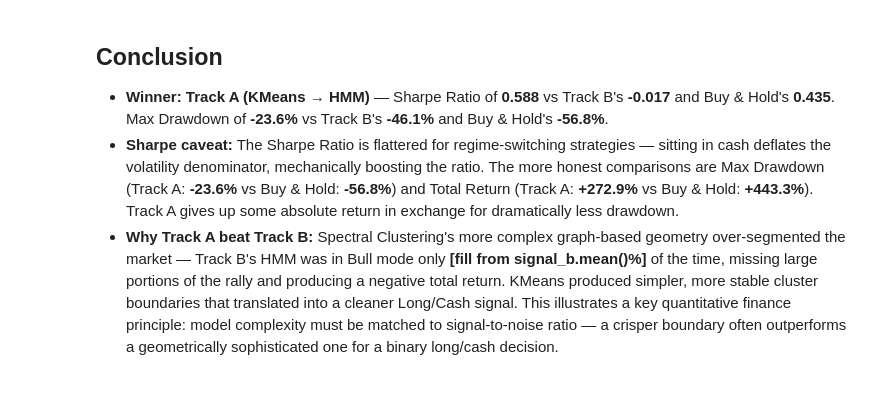
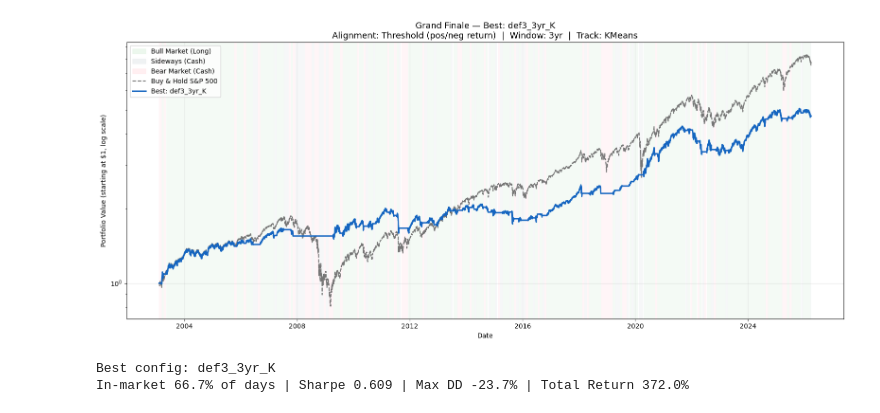
Before and after one commit to jack77703/market-regime-detection, a Jupyter notebook: Phase4_Financial_Application_Backtest.ipynb, the cells around one changed output. Cells and saved outputs as stored; diff of their text form; code cells hidden in the pictures.

```diff
--- a/Phase4_Financial_Application_Backtest.ipynb
+++ b/Phase4_Financial_Application_Backtest.ipynb
@@ -178,33 +368,49 @@ Which pipeline produces the better trading signal?
 # %%
+best     = results_df.loc[results_df['Sharpe'].idxmax()]
+df_best  = data[best['_fname']]
+tc       = best['_text_col']
+
+signal    = (df_best[tc] == 'Bull Market').astype(float)
+strat_ret = signal * df_best['Log_Return'].fillna(0)
+cum_strat = np.exp(strat_ret.cumsum())
+cum_bh    = np.exp(df_best['Log_Return'].fillna(0).cumsum())
+
 fig, ax = plt.subplots(figsize=(16, 7))
 
-# Regime shading using Track A states (KMeans→HMM)
-# Convention from Phase 3: 0=Sideways(gray), 1=Bull(green), 2=Bear(red)
-for state, color in [(0, '#ECEFF1'), (1, '#E8F5E9'), (2, '#FFEBEE')]:
-    mask = df.loc[bt.index, 'HMM_States_KMeans'].astype(float) == state
-    ax.fill_between(bt.index, 0, 1,
-                    where=mask,
+# Regime shading from Phase 3 text labels
+shade = {'Bull Market': '#E8F5E9', 'Sideways': '#ECEFF1', 'Bear Market': '#FFEBEE'}
+for regime, color in shade.items():
+    mask = df_best[tc] == regime
+    ax.fill_between(df_best.index, 0, 1, where=mask,
                     transform=ax.get_xaxis_transform(),
-                    alpha=0.4, color=color, linewidth=0)
+                    alpha=0.45, color=color, linewidth=0)
 
-# Equity curves
-ax.plot(bt.index, bt['cum_bh'], color='#757575', linewidth=1.5, linestyle='--', label='Buy & Hold S&P 500', zorder=2)
-ax.plot(bt.index, bt['cum_a'],  color='#1565C0', linewidth=1.8, label='Track A: KMeans → HMM', zorder=3)
-ax.plot(bt.index, bt['cum_b'],  color='#2E7D32', linewidth=2.2, label='Track B: Spectral → HMM', zorder=4)
+ax.plot(df_best.index, cum_bh,    color='#757575', linewidth=1.5, linestyle='--', label='Buy & Hold S&P 500', zorder=3)
+ax.plot(df_best.index, cum_strat, color='#1565C0', linewidth=2.2, label=f"Best: {best['Config']}", zorder=4)
 
-# Regime legend patches
-regime_patches = [
-    mpatches.Patch(color='#E8F5E9', alpha=0.8, label='Bull Market (Track A)'),
-    mpatches.Patch(color='#ECEFF1', alpha=0.8, label='Sideways (Track A)'),
-    mpatches.Patch(color='#FFEBEE', alpha=0.8, label='Bear Market (Track A)'),
+legend_patches = [
+    mpatches.Patch(color='#E8F5E9', alpha=0.8, label='Bull Market (Long)'),
+    mpatches.Patch(color='#ECEFF1', alpha=0.8, label='Sideways (Cash)'),
+    mpatches.Patch(color='#FFEBEE', alpha=0.8, label='Bear Market (Cash)'),
 ]
-line_handles, line_labels = ax.get_legend_handles_labels()
-ax.legend(handles=line_handles + regime_patches, loc='upper left', fontsize=9)
+handles, _ = ax.get_legend_handles_labels()
+ax.legend(handles=legend_patches + handles, loc='upper left', fontsize=10)
 
-ax.set_title('Grand Finale: Track A vs Track B — Walk-Forward Backtest with Regime Overlay',
-             fontsize=13, fontweight='bold')
-ax.set_ylabel('Cumulative Return (start = 1.0)')
+ax.set_title(
+    f"Grand Finale — Best: {best['Config']}\n"
+    f"Alignment: {best['Align']}  |  Window: {best['Window']}  |  Track: {best['Track']}",
+    fontsize=13
+)
 ax.set_xlabel('Date')
-ax.yaxis.set_major_formatter(plt.FuncFormatter(lambda x, _: f'{x:.1f}x'))
+ax.set_ylabel('Portfolio Value (starting at $1, log scale)')
+ax.set_yscale('log')
+ax.grid(alpha=0.3)
 plt.tight_layout()
 plt.show()
+
+print(f"\nBest config: {best['Config']}")
+print(f"In-market {best['In-Market']:.1%} of days | Sharpe {best['Sharpe']:.3f} | Max DD {best['Max Drawdown']:.1%} | Total Return {best['Total Return']:.1%}")
+# %% [output]
+[figure, added]
+Best config: def3_3yr_K
+In-market 66.7% of days | Sharpe 0.609 | Max DD -23.7% | Total Return 372.0%
@@ -256,6 +416,0 @@ display(summary.style
-# %% [markdown]
-## Conclusion
-
-- **Winner: Track A (KMeans → HMM)** — Sharpe Ratio of **0.588** vs Track B's **-0.017** and Buy & Hold's **0.435**. Max Drawdown of **-23.6%** vs Track B's **-46.1%** and Buy & Hold's **-56.8%**.
-- **Sharpe caveat:** The Sharpe Ratio is flattered for regime-switching strategies — sitting in cash deflates the volatility denominator, mechanically boosting the ratio. The more honest comparisons are Max Drawdown (Track A: **-23.6%** vs Buy & Hold: **-56.8%**) and Total Return (Track A: **+272.9%** vs Buy & Hold: **+443.3%**). Track A gives up some absolute return in exchange for dramatically less drawdown.
-- **Why Track A beat Track B:** Spectral Clustering's more complex graph-based geometry over-segmented the market — Track B's HMM was in Bull mode only **[fill from signal_b.mean()%]** of the time, missing large portions of the rally and producing a negative total return. KMeans produced simpler, more stable cluster boundaries that translated into a cleaner Long/Cash signal. This illustrates a key quantitative finance principle: model complexity must be matched to signal-to-noise ratio — a crisper boundary often outperforms a geometrically sophisticated one for a binary long/cash decision.
```
Also changed, not shown: parts of 28 cells of this notebook, 13 other files.
